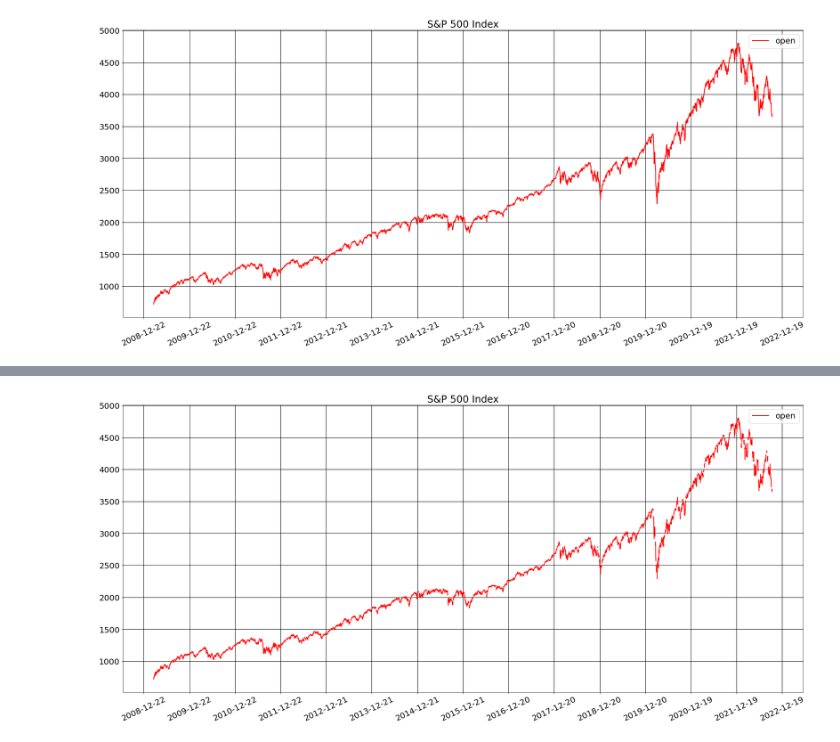
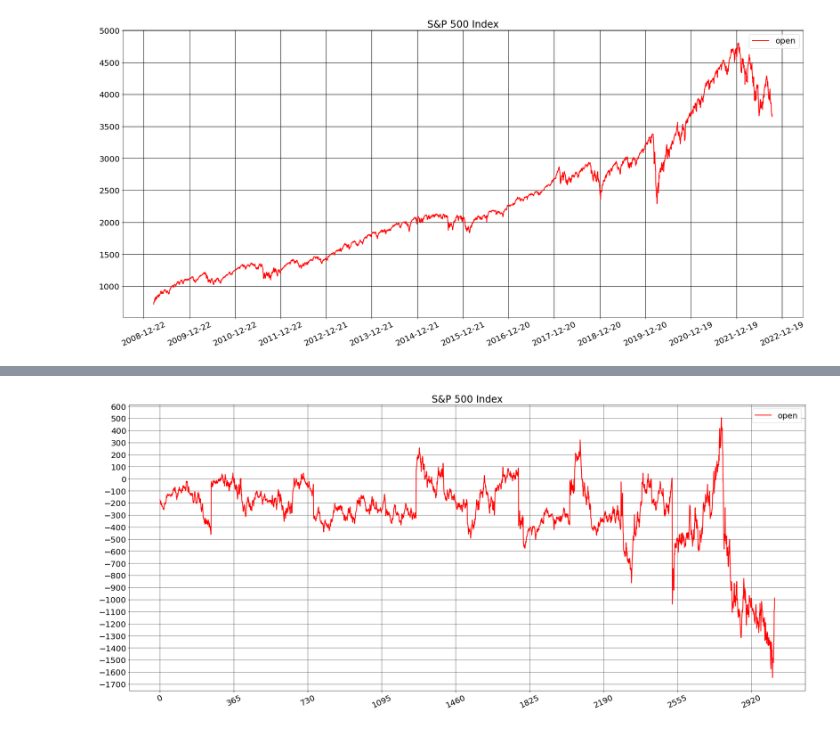
Before and after one commit to ChingisBadmaev/s_and_p_500_index_analysis, a Jupyter notebook: analysis.ipynb, the cells around one changed output, grey strips where cells are left out. Saved outputs shown, nothing was run; the diff lists cells and outputs as text; code cells hidden in the pictures.

Commit message:
day and year difference, corr between years

```diff
--- a/analysis.ipynb
+++ b/analysis.ipynb
@@ -180,0 +153,5 @@ memory usage: 309.4 KB
+# %%
+# выравниваем индексацию
+data_actual = data_actual.reset_index()
+del data_actual['index']
+data_actual
@@ -180,0 +174,7 @@ memory usage: 309.4 KB
+# %%
+diff_days = np.array([])
+count = 0
+for i in range(len(data_actual) - 1):
+    diff = data_actual['open'][i + 1] - data_actual['open'][i]
+    diff_days = np.append(diff_days, diff)
+diff_days = np.append(diff_days, np.nan)
@@ -180,0 +226,9 @@ memory usage: 309.4 KB
+# %%
+def count_days(year1, year2):
+    return len(data_actual[data_actual['date'] >= str(year1) + '-03-09'][data_actual['date'] <= str(year2) + '-03-09'])
+
+
+year1 = 2009
+year2 = 2022
+for i in range(year1, year2):
+    print(i, i + 1, count_days(i, i + 1))
@@ -180,0 +313,15 @@ memory usage: 309.4 KB
+# %%
+diff_data_years_open = pd.DataFrame()
+cnct = pd.DataFrame()
+for i in range(len(data_years_open.columns) - 1):
+    a = data_years_open.columns[i]
+    b = data_years_open.columns[i + 1]
+    s = str('diff ' + a + '-' + b)
+    diff_data_years_open[s] = data_years_open[data_years_open.columns[i]] - data_years_open[data_years_open.columns[i + 1]]
+    cnct = pd.concat([cnct, diff_data_years_open[s]])
+
+
+# выравниваем индексацию
+cnct = cnct.reset_index()
+del cnct['index']
+cnct
@@ -181,22 +342,23 @@ memory usage: 309.4 KB
 # %%
+plt.rcParams['font.size'] = '20'
 fig, ax = plt.subplots()
 
-ax.plot(all_data['date'], all_data['open'], 'r', linewidth=2, label='real')
+ax.plot(cnct, 'r', linewidth=2, label='real')
 
 ax.grid(color = 'black',    #  цвет линий
-        linewidth = 1,    #  толщина
+        linewidth = 0.5,    #  толщина
         linestyle = '-')    #  начертание
 
 
 plt.gca().xaxis.set_major_locator(ticker.MultipleLocator(365))  # интервал написания значений оси OX
-plt.gca().yaxis.set_major_locator(ticker.MultipleLocator(500))  # интервал написания значений оси OY
+plt.gca().yaxis.set_major_locator(ticker.MultipleLocator(100))  # интервал написания значений оси OY
 plt.xticks(rotation=25)
 
 fig.set_figwidth(30)
 fig.set_figheight(13)
 
 plt.title("S&P 500 Index")
 plt.legend(pd.DataFrame(data.open))
 plt.show()
 # %% [output]
-[figure, old version]
+[figure, new version]
```
Also changed, not shown: parts of 21 cells of this notebook.
